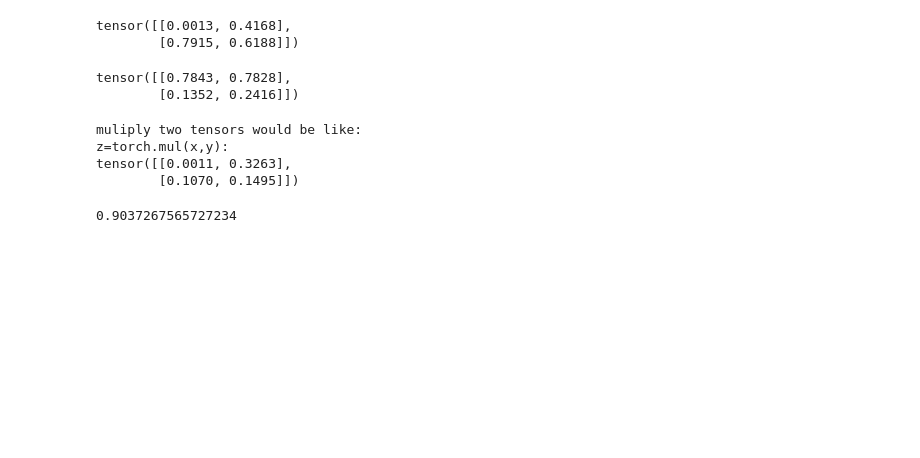
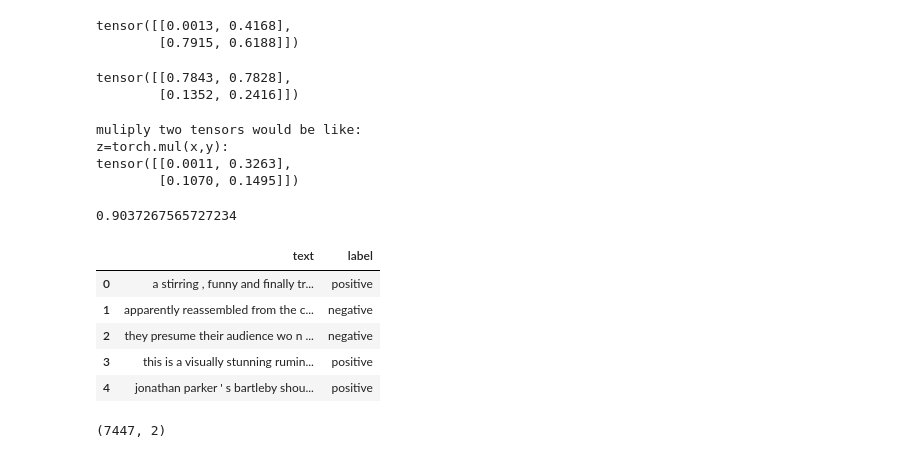
Before and after one commit to houman-nr/vigilant-umbrella, a Jupyter notebook: pytorch_tutorial.ipynb, the cells around one changed output. Cells and saved outputs as stored; diff of their text form; code cells hidden in the pictures; blank space fills up the shorter version.

```diff
--- a/pytorch_tutorial.ipynb
+++ b/pytorch_tutorial.ipynb
@@ -26,3 +26,32 @@ tensor([[0.0011, 0.3263],
 print(z[1,1].item())
 # %% [output]
 0.9037267565727234
+# %%
+import torch
+import numpy as np
+import pandas as pd
+import json
+
+with open('SST2_Train.json', 'r') as file:
+    loaded_data = json.load(file)
+data_df = pd.DataFrame()
+
+list_text, list_label = [], []
+for i in range(len(loaded_data)):
+    list_text.append(loaded_data[i]['text'])
+    list_label.append(loaded_data[i]['label'])
+data_df['text'] = pd.Series(list_text)
+data_df['label'] = pd.Series(list_label)
+
+data_df.head()
+# %% [output]
+|  | text | label |
+| 0 | a stirring , funny and finally tr... | positive |
+| 1 | apparently reassembled from the c... | negative |
+| 2 | they presume their audience wo n ... | negative |
+| 3 | this is a visually stunning rumin... | positive |
+| 4 | jonathan parker ' s bartleby shou... | positive |
+# %%
+data_df.shape
+# %% [output]
+(7447, 2)
```
Also changed, not shown: parts of 3 cells of this notebook.
